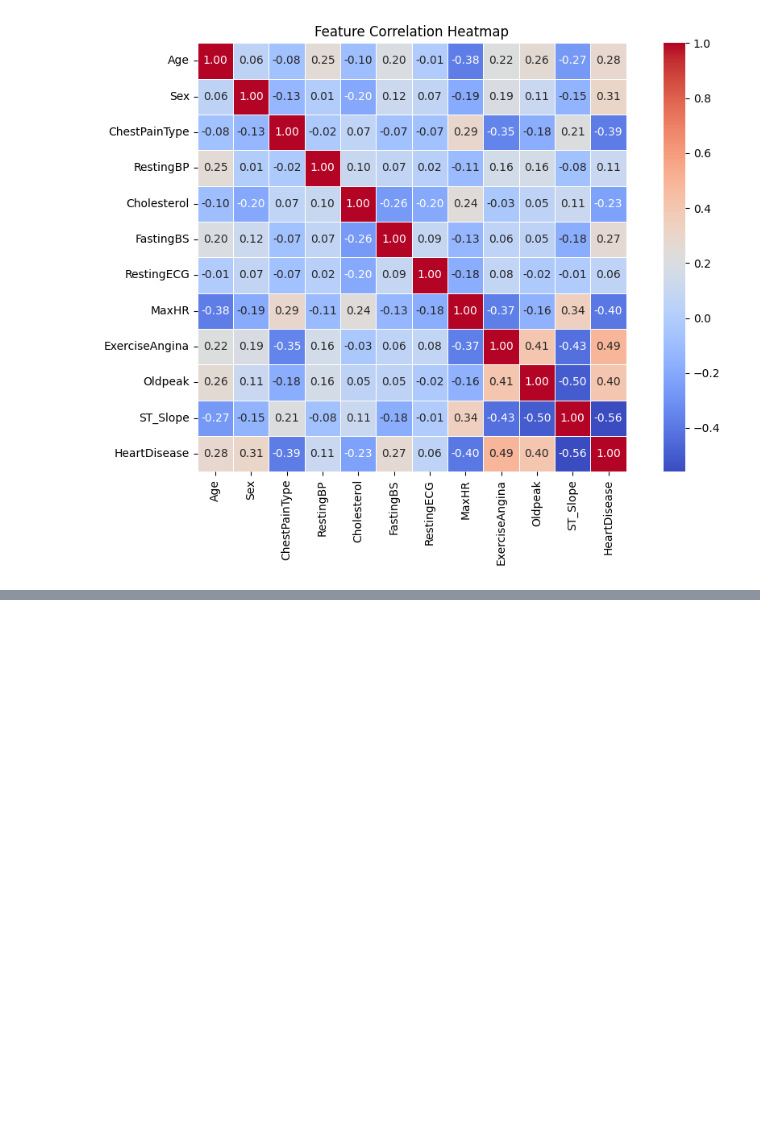
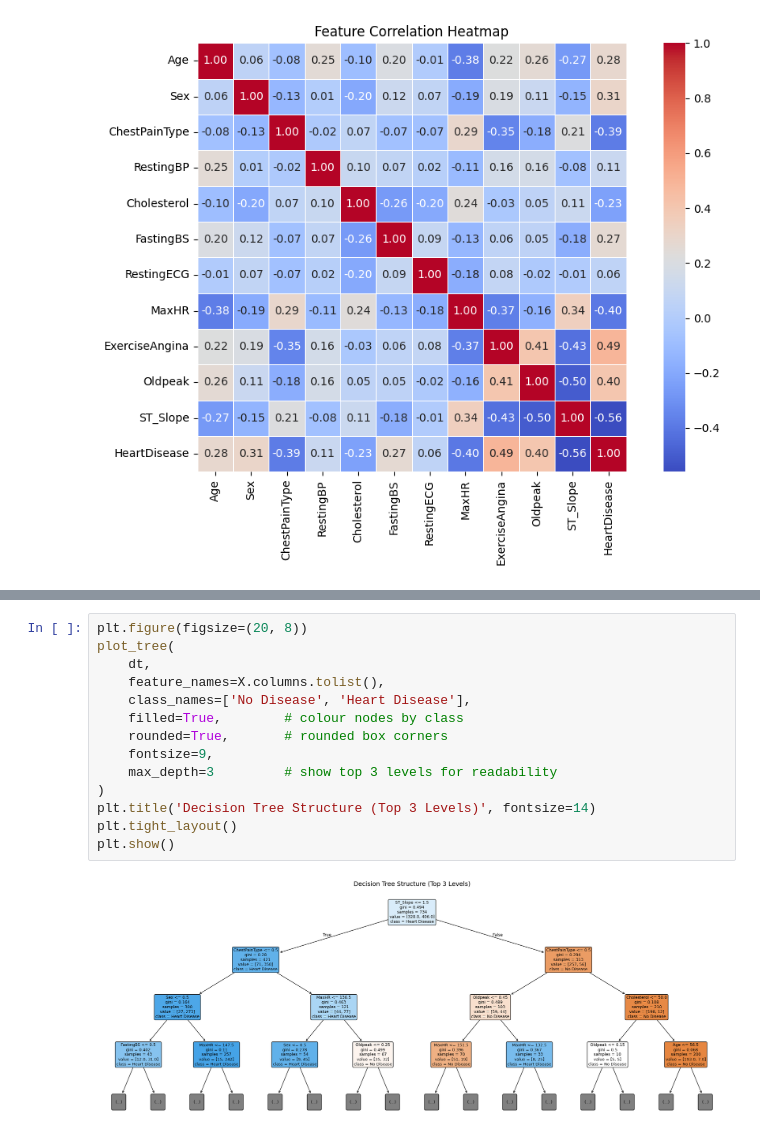
Before and after one commit to abdullah123-collab/Machine_Learning-, a Jupyter notebook: Basics/Supervised_Learning_Algorithms/Classification/DecisionTreeClassifier/Heart_Disease/disease.ipynb, the cells around one changed output, grey strips where cells are left out. Drawn from its saved outputs; the diff is of its cells as text; blank space fills up the shorter version.

```diff
--- a/Basics/Supervised_Learning_Algorithms/Classification/DecisionTreeClassifier/Heart_Disease/disease.ipynb
+++ b/Basics/Supervised_Learning_Algorithms/Classification/DecisionTreeClassifier/Heart_Disease/disease.ipynb
@@ -141,0 +256,16 @@ plt.show()
+# %%
+plt.figure(figsize=(20, 8))
+plot_tree(
+    dt,
+    feature_names=X.columns.tolist(),
+    class_names=['No Disease', 'Heart Disease'],
+    filled=True,        # colour nodes by class
+    rounded=True,       # rounded box corners
+    fontsize=9,
+    max_depth=3         # show top 3 levels for readability
+)
+plt.title('Decision Tree Structure (Top 3 Levels)', fontsize=14)
+plt.tight_layout()
+plt.show()
+# %% [output]
+[figure, added]
```
Also changed, not shown: parts of 7 cells of this notebook.
